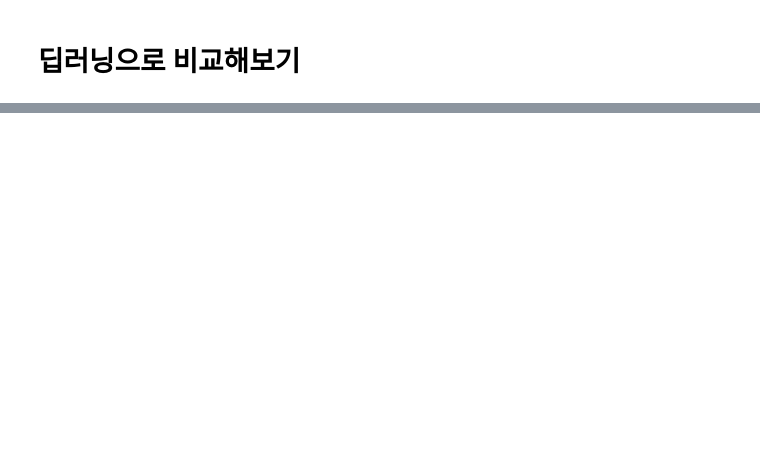
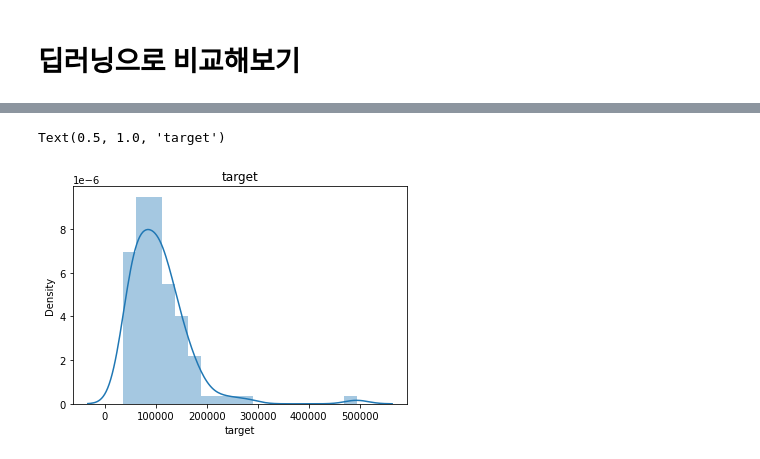
Before and after one commit to qkrwjdduf159/-, a Jupyter notebook: 팀프로젝트/Modeling.ipynb, the cells around one changed output, grey strips where cells are left out. Saved outputs shown, nothing was run; the diff lists cells and outputs as text; code cells hidden in the pictures; blank space fills up the shorter version.

Commit message:
modeling 수정

```diff
--- a/팀프로젝트/Modeling.ipynb
+++ b/팀프로젝트/Modeling.ipynb
@@ -129,7 +130,7 @@ class data_bring:
                   'SeoDaeMunPrisonHistoryMuseum', 'NamSanGolHanOkVillage', 'NationalMuseumOfKorea']
 
     # colab path를 찾는다.
-    PATH = '/content/drive/MyDrive/Proj_WT/DataSets/박정열/'
+    PATH = '/content/drive/MyDrive/Proj_WT/DataSets/Seoul/'
     # dict로 담아놓을 공간을 만든다.
     bucket = {}
     # items를 사용하여 각 key와 value를 받는다.
@@ -152,12 +153,12 @@ class modeling:
     # 2017년 12월 이후를 test
     test = data[data['date'] > 201712]
     # 경복궁 데이터는 최고기온이 없기 때문에 try except구문을 사용하여 빼준다.
-    try:
-      train.drop(['date','최고 기온(°C)','평균 기온(°C)'], axis = 1, inplace = True)
-      test.drop(['date','최고 기온(°C)','평균 기온(°C)'], axis = 1, inplace = True)
-    except:
-      train.drop(['date','평균 기온(°C)'], axis = 1, inplace = True)
-      test.drop(['date','평균 기온(°C)'], axis = 1, inplace = True)
+    # try:
+    #   train.drop(['date','최고 기온(°C)','평균 기온(°C)'], axis = 1, inplace = True)
+    #   test.drop(['date','최고 기온(°C)','평균 기온(°C)'], axis = 1, inplace = True)
+    # except:
+    #   train.drop(['date','평균 기온(°C)'], axis = 1, inplace = True)
+    #   test.drop(['date','평균 기온(°C)'], axis = 1, inplace = True)
 
     # train을 X_train, y_train으로 나눈다.z
     X_train, y_train = train.drop('target', axis = 1), train['target']
@@ -188,7 +189,6 @@ class modeling:
   # ridge
   def ridge():
     model = Ridge(random_state = 42)
-
     return model
 
   # lasso
@@ -209,6 +209,10 @@ class modeling:
 
     return model
 
+  def gb():
+    model = GradientBoostingRegressor(random_state = 42)
+    return model
+
   # rmse가 가장 낮은 것을 데이터 프레임으로 rmse함수를 만든다.
   def rmse(y_test, y_pred):
     RMSE = mean_squared_error(y_test, y_pred)**0.5
@@ -219,7 +223,7 @@ class modeling:
 class class_all_model:
   # 각 모델을 돌리기 위해서 dict로 쌓아준다.
   def models():
-    models = {'lr':modeling.lr(), 'lgb':modeling.lgb(), 'xgb':modeling.xgb(), 'lasso':modeling.lasso(),'ridge':modeling.ridge(),'ada':modeling.ada(), 'rfg':modeling.rfg()}
+    models = {'lr':modeling.lr(), 'lgb':modeling.lgb(), 'xgb':modeling.xgb(), 'lasso':modeling.lasso(),'ridge':modeling.ridge(),'ada':modeling.ada(), 'rfg':modeling.rfg(), 'gb':modeling.gb()}
     return models
 
   # 모델을 하나씩 돌려서 keys = 모델명, value = 모델의 rmse를 쌓아준다.
@@ -697,0 +672,12 @@ final_model.run(standard)
+# %%
+import numpy as np
+import pandas as pd
+import matplotlib.pyplot as plt
+import seaborn as sns
+import warnings
+warnings.filterwarnings('ignore')
+
+data = pd.read_csv('/content/drive/MyDrive/Proj_WT/DataSets/Seoul/DuckSooGung.csv')
+data = data.rename(columns = {'덕수궁': 'target'})
+# %%
+class_all_model.run(data)
@@ -697,0 +772,6 @@ final_model.run(standard)
+# %%
+sns.distplot(data['target'])
+plt.title('target')
+# %% [output]
+Text(0.5, 1.0, 'target')
+[figure, added]
```
Also changed, not shown: parts of 41 cells of this notebook.
